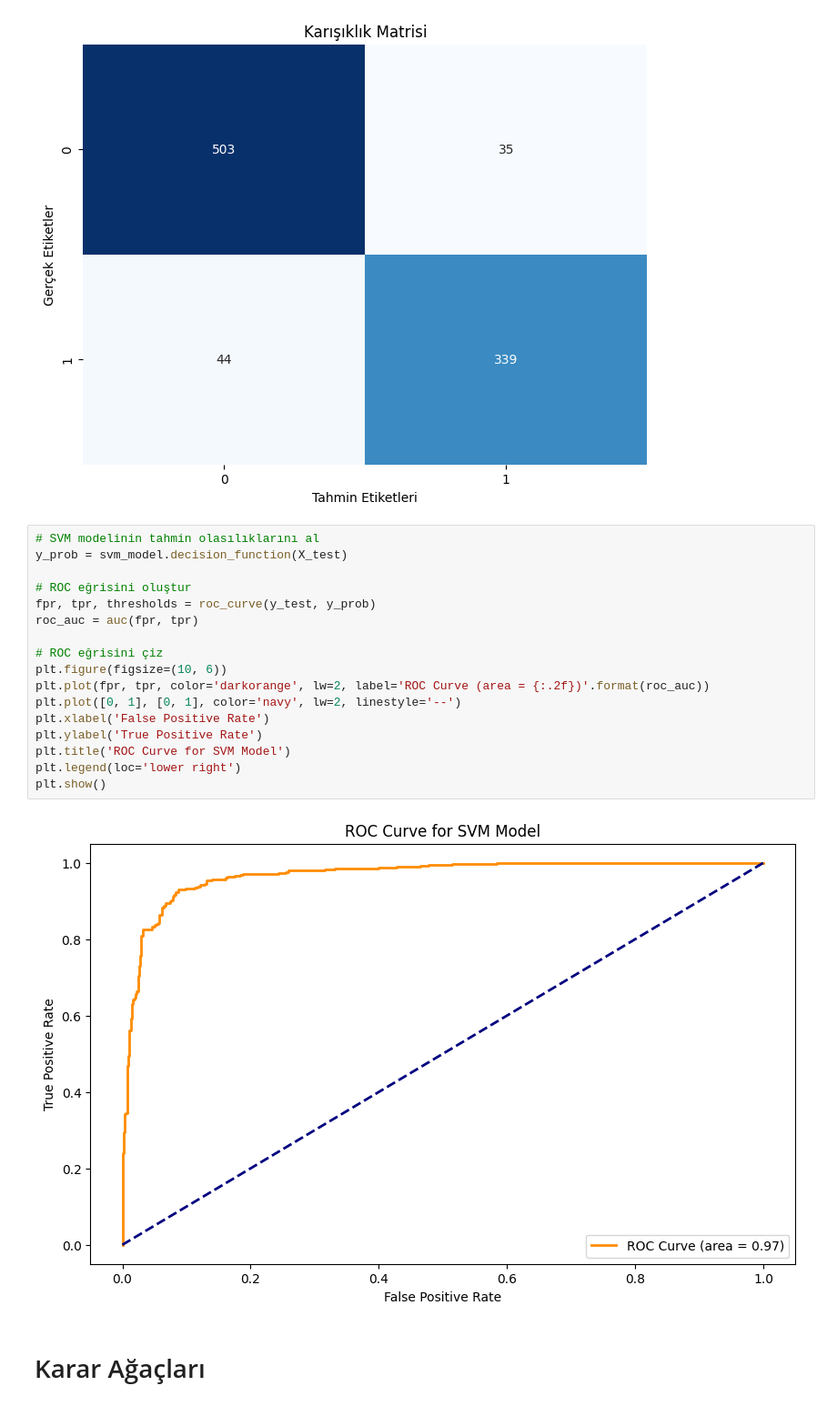
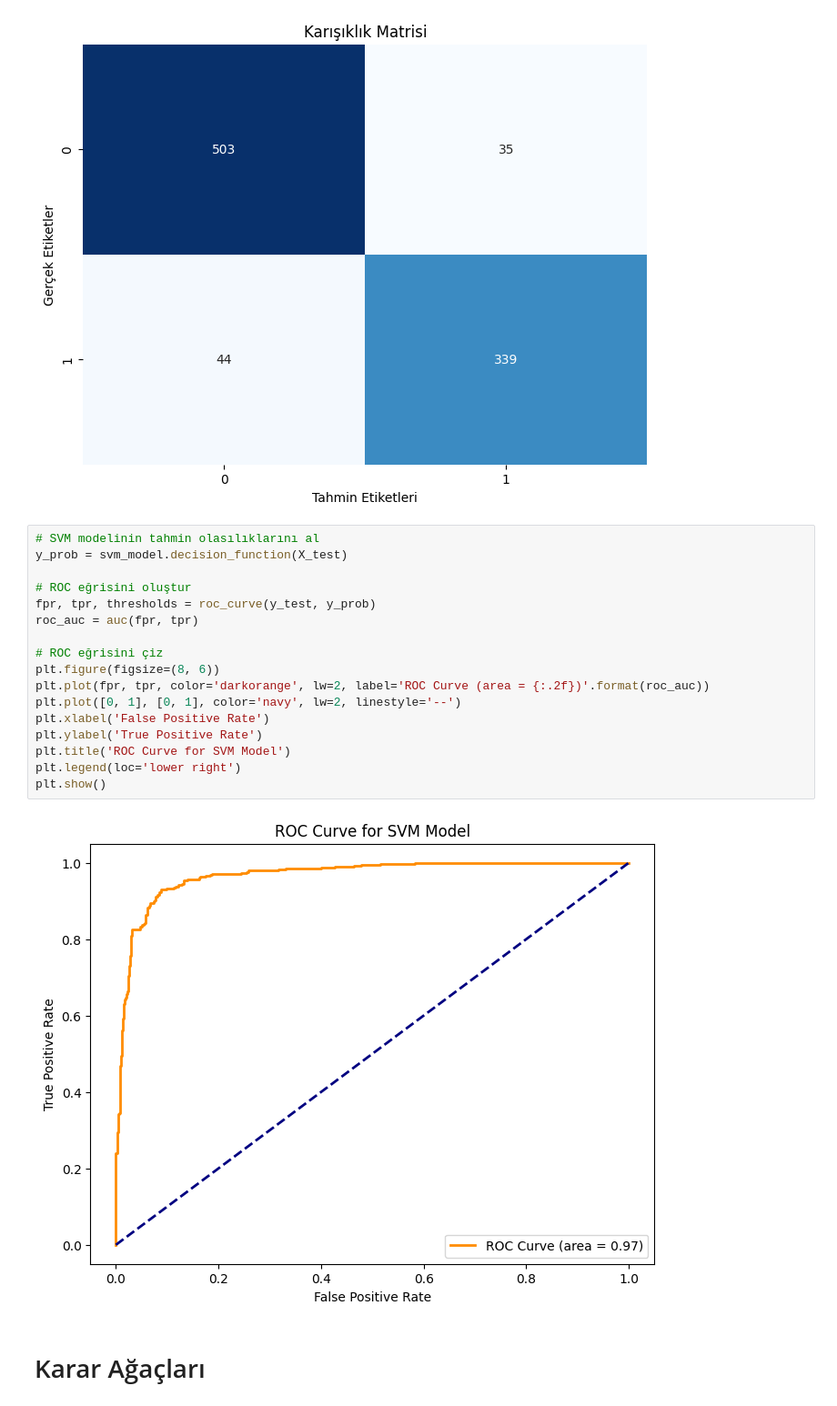
Before and after one commit to denizdagli/SpamFilterML, a Jupyter notebook: SpamFilterML.ipynb, the cells around one changed output. Shown at 91% size. Cells and saved outputs as stored; diff of their text form.

```diff
--- a/SpamFilterML.ipynb
+++ b/SpamFilterML.ipynb
@@ -315,22 +315,22 @@ Passing `palette` without assigning `hue` is deprecated and will be removed in v
 # %%
 # SVM modelinin tahmin olasılıklarını al
 y_prob = svm_model.decision_function(X_test)
 
 # ROC eğrisini oluştur
 fpr, tpr, thresholds = roc_curve(y_test, y_prob)
 roc_auc = auc(fpr, tpr)
 
 # ROC eğrisini çiz
-plt.figure(figsize=(10, 6))
+plt.figure(figsize=(8, 6))
 plt.plot(fpr, tpr, color='darkorange', lw=2, label='ROC Curve (area = {:.2f})'.format(roc_auc))
 plt.plot([0, 1], [0, 1], color='navy', lw=2, linestyle='--')
 plt.xlabel('False Positive Rate')
 plt.ylabel('True Positive Rate')
 plt.title('ROC Curve for SVM Model')
 plt.legend(loc='lower right')
 plt.show()
 # %% [output]
-[figure, old version]
+[figure, new version]
 # %% [markdown]
 # Karar Ağaçları
 # %%
```
Also changed, not shown: parts of 6 cells of this notebook.
